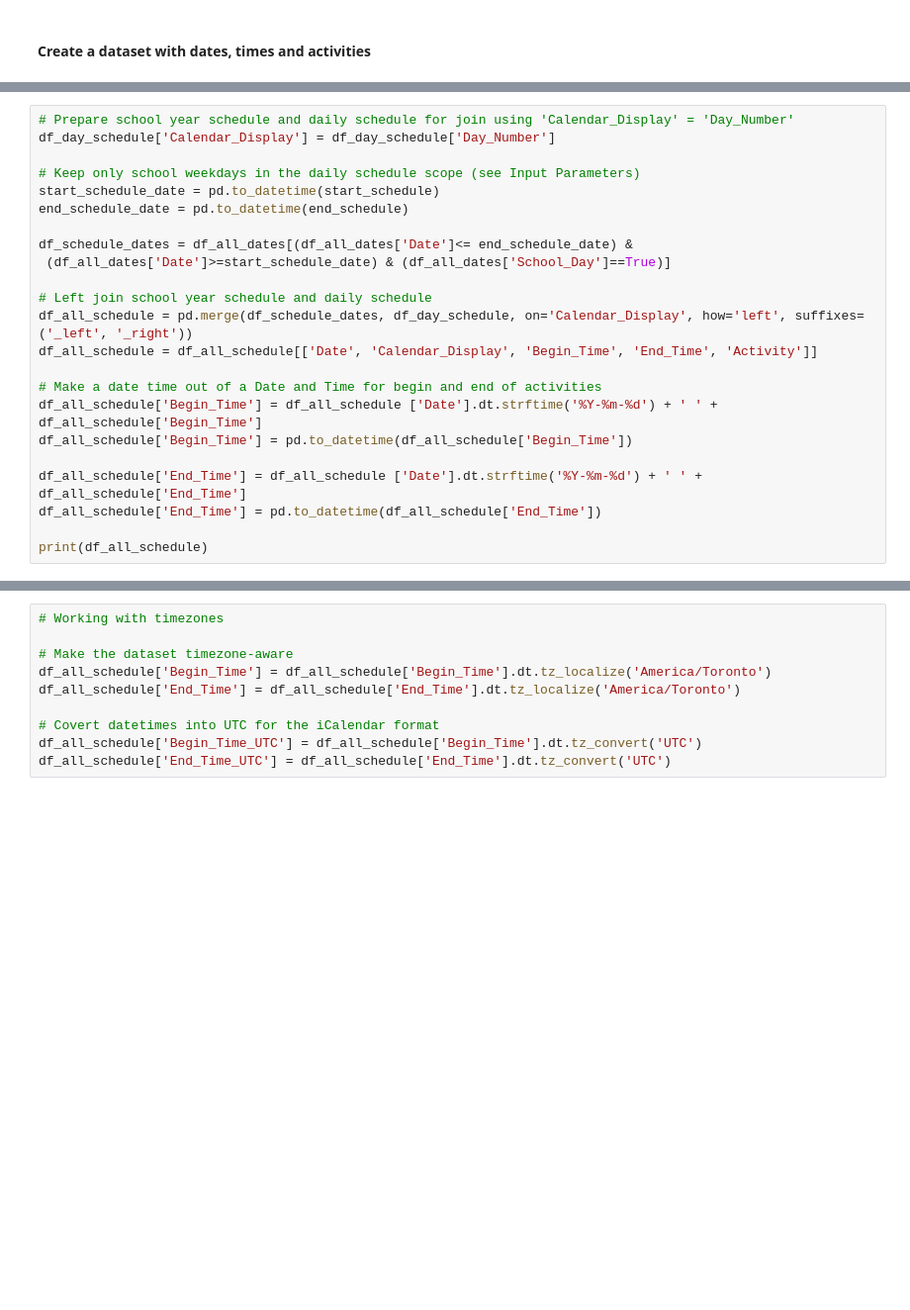
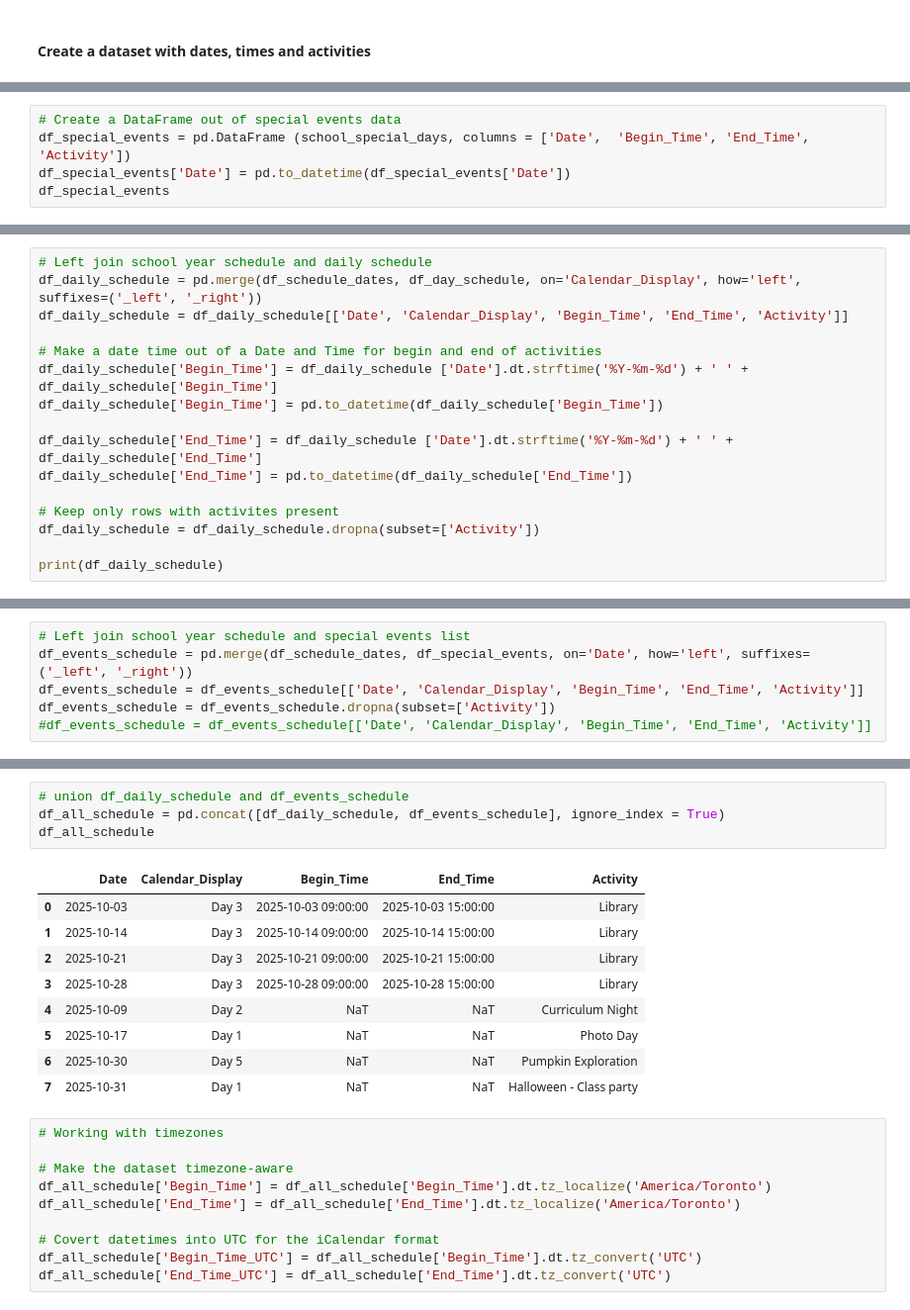
Before and after one commit to olga-terekhova/tdsb-calendar, a Jupyter notebook: TDSB_Calendar_Elementary.ipynb, the cells around one changed output, grey strips where cells are left out. Shown at 99% size. Drawn from its saved outputs; the diff is of its cells as text; blank space fills up the shorter version.

Commit message:
Add a list of special events

```diff
--- a/TDSB_Calendar_Elementary.ipynb
+++ b/TDSB_Calendar_Elementary.ipynb
@@ -527,0 +493,5 @@ print(df_day_schedule)
+# %%
+# Create a DataFrame out of special events data
+df_special_events = pd.DataFrame (school_special_days, columns = ['Date',  'Begin_Time', 'End_Time', 'Activity'])
+df_special_events['Date'] = pd.to_datetime(df_special_events['Date'])
+df_special_events
@@ -528,25 +515,18 @@ print(df_day_schedule)
 # %%
-# Prepare school year schedule and daily schedule for join using 'Calendar_Display' = 'Day_Number'
-df_day_schedule['Calendar_Display'] = df_day_schedule['Day_Number']
-
-# Keep only school weekdays in the daily schedule scope (see Input Parameters)
-start_schedule_date = pd.to_datetime(start_schedule)
-end_schedule_date = pd.to_datetime(end_schedule)
-
-df_schedule_dates = df_all_dates[(df_all_dates['Date']<= end_schedule_date) &
- (df_all_dates['Date']>=start_schedule_date) & (df_all_dates['School_Day']==True)]
-
 # Left join school year schedule and daily schedule
-df_all_schedule = pd.merge(df_schedule_dates, df_day_schedule, on='Calendar_Display', how='left', suffixes=('_left', '_right'))
-df_all_schedule = df_all_schedule[['Date', 'Calendar_Display', 'Begin_Time', 'End_Time', 'Activity']]
+df_daily_schedule = pd.merge(df_schedule_dates, df_day_schedule, on='Calendar_Display', how='left', suffixes=('_left', '_right'))
+df_daily_schedule = df_daily_schedule[['Date', 'Calendar_Display', 'Begin_Time', 'End_Time', 'Activity']]
 
 # Make a date time out of a Date and Time for begin and end of activities
-df_all_schedule['Begin_Time'] = df_all_schedule ['Date'].dt.strftime('%Y-%m-%d') + ' ' + df_all_schedule['Begin_Time']
-df_all_schedule['Begin_Time'] = pd.to_datetime(df_all_schedule['Begin_Time'])
+df_daily_schedule['Begin_Time'] = df_daily_schedule ['Date'].dt.strftime('%Y-%m-%d') + ' ' + df_daily_schedule['Begin_Time']
+df_daily_schedule['Begin_Time'] = pd.to_datetime(df_daily_schedule['Begin_Time'])
 
-df_all_schedule['End_Time'] = df_all_schedule ['Date'].dt.strftime('%Y-%m-%d') + ' ' + df_all_schedule['End_Time']
-df_all_schedule['End_Time'] = pd.to_datetime(df_all_schedule['End_Time'])
+df_daily_schedule['End_Time'] = df_daily_schedule ['Date'].dt.strftime('%Y-%m-%d') + ' ' + df_daily_schedule['End_Time']
+df_daily_schedule['End_Time'] = pd.to_datetime(df_daily_schedule['End_Time'])
 
-print(df_all_schedule)
+# Keep only rows with activites present
+df_daily_schedule = df_daily_schedule.dropna(subset=['Activity'])
+
+print(df_daily_schedule)
 # %% [output]
          Date Calendar_Display          Begin_Time            End_Time  \
@@ -568,0 +543,6 @@ print(df_all_schedule)
+# %%
+# Left join school year schedule and special events list
+df_events_schedule = pd.merge(df_schedule_dates, df_special_events, on='Date', how='left', suffixes=('_left', '_right'))
+df_events_schedule = df_events_schedule[['Date', 'Calendar_Display', 'Begin_Time', 'End_Time', 'Activity']]
+df_events_schedule = df_events_schedule.dropna(subset=['Activity'])
+#df_events_schedule = df_events_schedule[['Date', 'Calendar_Display', 'Begin_Time', 'End_Time', 'Activity']]
@@ -569,3 +557,17 @@ print(df_all_schedule)
+# %%
+# union df_daily_schedule and df_events_schedule
+df_all_schedule = pd.concat([df_daily_schedule, df_events_schedule], ignore_index = True)
+df_all_schedule
+# %% [output]
+|  | Date | Calendar_Display | Begin_Time | End_Time | Activity |
+| 0 | 2025-10-03 | Day 3 | 2025-10-03 09:00:00 | 2025-10-03 15:00:00 | Library |
+| 1 | 2025-10-14 | Day 3 | 2025-10-14 09:00:00 | 2025-10-14 15:00:00 | Library |
+| 2 | 2025-10-21 | Day 3 | 2025-10-21 09:00:00 | 2025-10-21 15:00:00 | Library |
+| 3 | 2025-10-28 | Day 3 | 2025-10-28 09:00:00 | 2025-10-28 15:00:00 | Library |
+| 4 | 2025-10-09 | Day 2 | NaT | NaT | Curriculum Night |
+| 5 | 2025-10-17 | Day 1 | NaT | NaT | Photo Day |
+| 6 | 2025-10-30 | Day 5 | NaT | NaT | Pumpkin Exploration |
+| 7 | 2025-10-31 | Day 1 | NaT | NaT | Halloween - Class party |
 # %%
 # Working with timezones
 
```
Also changed, not shown: parts of 17 cells of this notebook.
